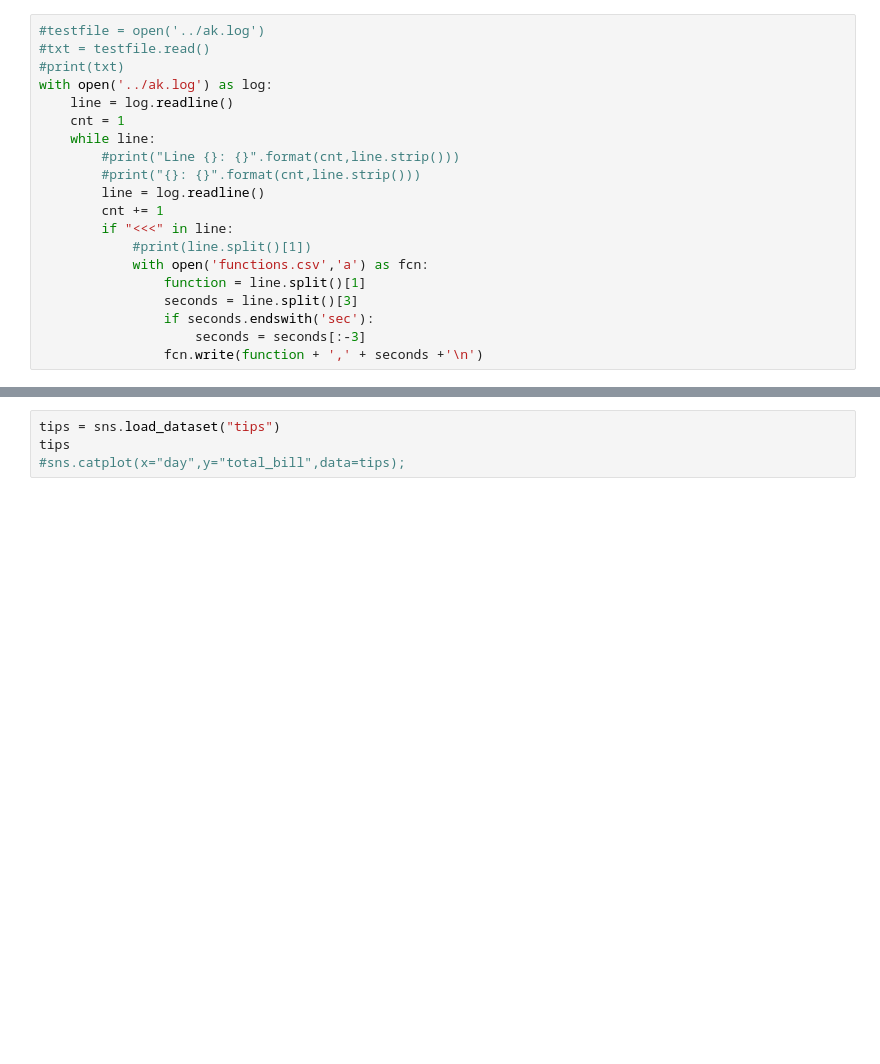
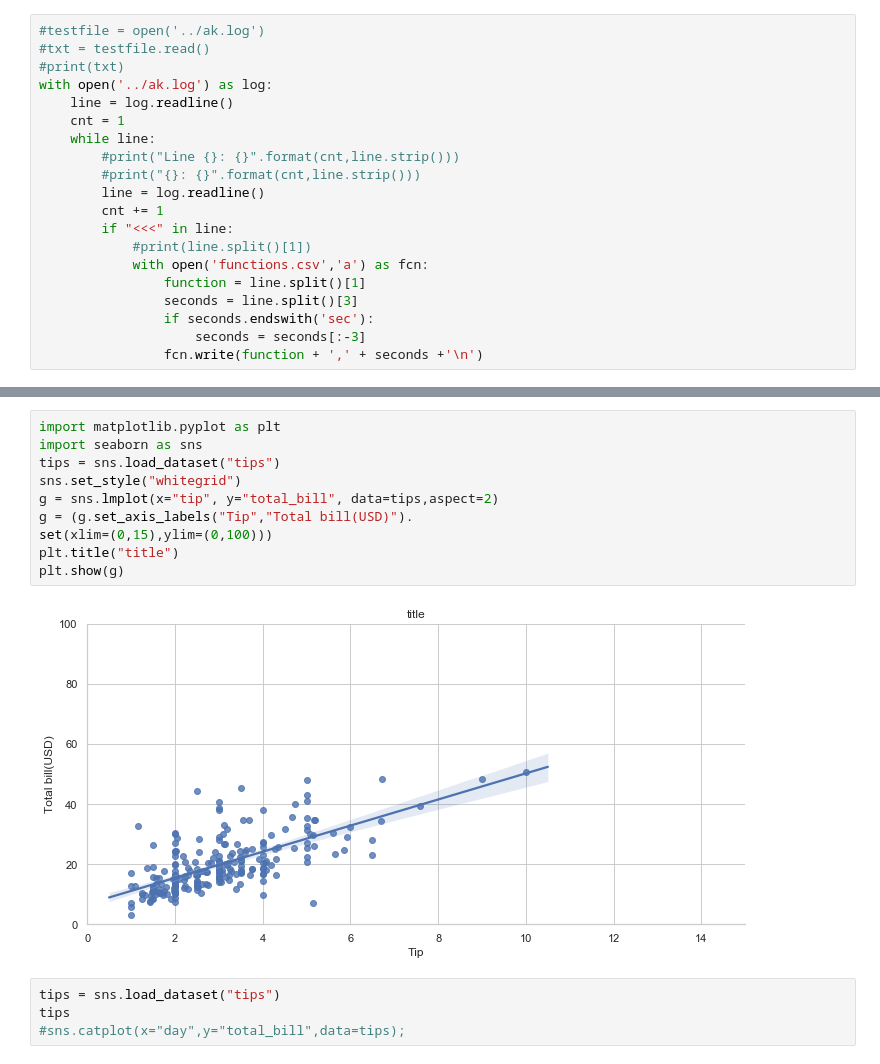
Before and after one commit to cdrickett/arkouda, a Jupyter notebook: instrumentation/simple_tests.ipynb, the cells around one changed output, grey strips where cells are left out. Cells and saved outputs as stored; diff of their text form; blank space fills up the shorter version.

```diff
--- a/instrumentation/simple_tests.ipynb
+++ b/instrumentation/simple_tests.ipynb
@@ -99,3 +102,15 @@ zmq.error.ZMQError: Operation cannot be accomplished in current state
+# %%
+import matplotlib.pyplot as plt
+import seaborn as sns
+tips = sns.load_dataset("tips")
+sns.set_style("whitegrid")
+g = sns.lmplot(x="tip", y="total_bill", data=tips,aspect=2)
+g = (g.set_axis_labels("Tip","Total bill(USD)").
+set(xlim=(0,15),ylim=(0,100)))
+plt.title("title")
+plt.show(g)
+# %% [output]
+[figure, added]
 # %%
 tips = sns.load_dataset("tips")
 tips
```
Also changed, not shown: parts of 14 cells of this notebook, 1 other file.
